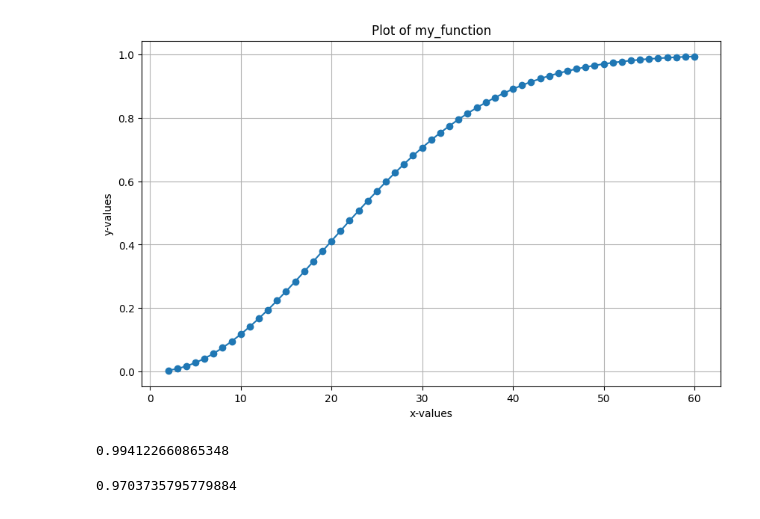
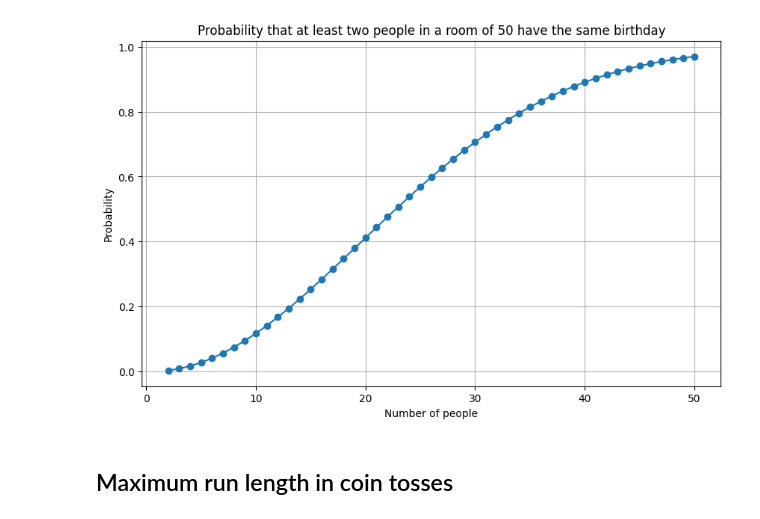
Before and after one commit to gihanmarasingha/chance, a Jupyter notebook: chance.ipynb, the cells around one changed output. Drawn from its saved outputs; the diff is of its cells as text; code cells hidden in the pictures.

```diff
--- a/chance.ipynb
+++ b/chance.ipynb
@@ -8,25 +12,21 @@ def bday(n):
     for i in range(2,n+1):
         p = p * (365 - (i-1))/365
     return 1 - p
-# %%
-# Step 3: Generate Data Points
-x_values = np.arange(2, 61)  # Generate integer values from 2 to 60
-y_values = [bday(x) for x in x_values]
 # %%
-plt.figure(figsize=(10, 6))
-plt.plot(x_values, y_values, marker='o', linestyle='-')
-plt.xlabel('x-values')
-plt.ylabel('y-values')
-plt.title('Plot of my_function')
-plt.grid(True)
-plt.show()
+def bday_plot(n):
+    x_values = np.arange(2, n+1)  # Generate integer values from 2 to n
+    y_values = [bday(x) for x in x_values]
+
+    plt.figure(figsize=(10, 6))
+    plt.plot(x_values, y_values, marker='o', linestyle='-')
+    plt.xlabel('Number of people')
+    plt.ylabel('Probability')
+    plt.title(f'Probability that at least two people in a room of {n} have the same birthday')
+    plt.grid(True)
+    plt.show()
-# %% [output]
-[figure, removed]
-# %%
-bday(60)
-# %% [output]
-0.994122660865348
 # %%
-bday(50)
+bday_plot(50)
 # %% [output]
-0.9703735795779884
+[figure, added]
+# %% [markdown]
+## Maximum run length in coin tosses
```
Also changed, not shown: parts of 5 cells of this notebook.
